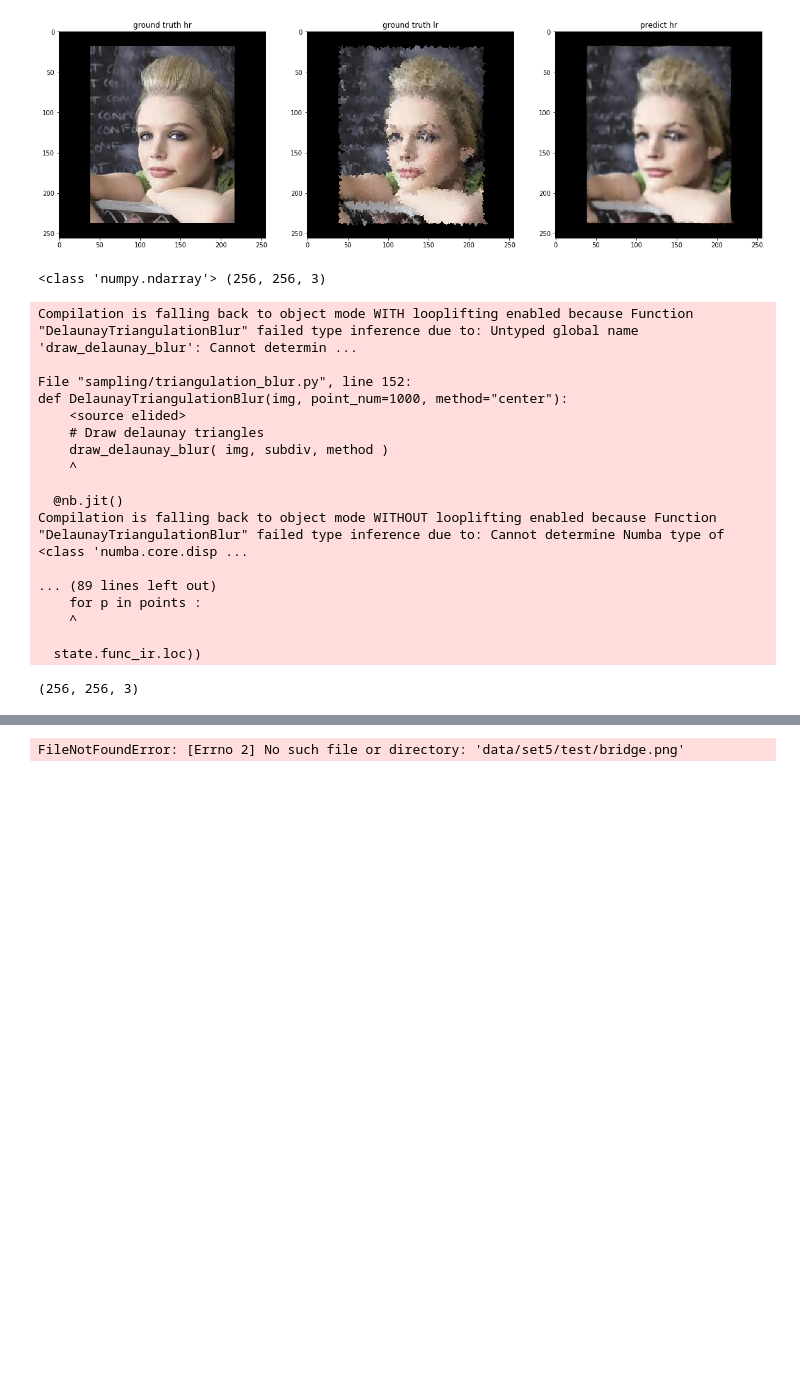
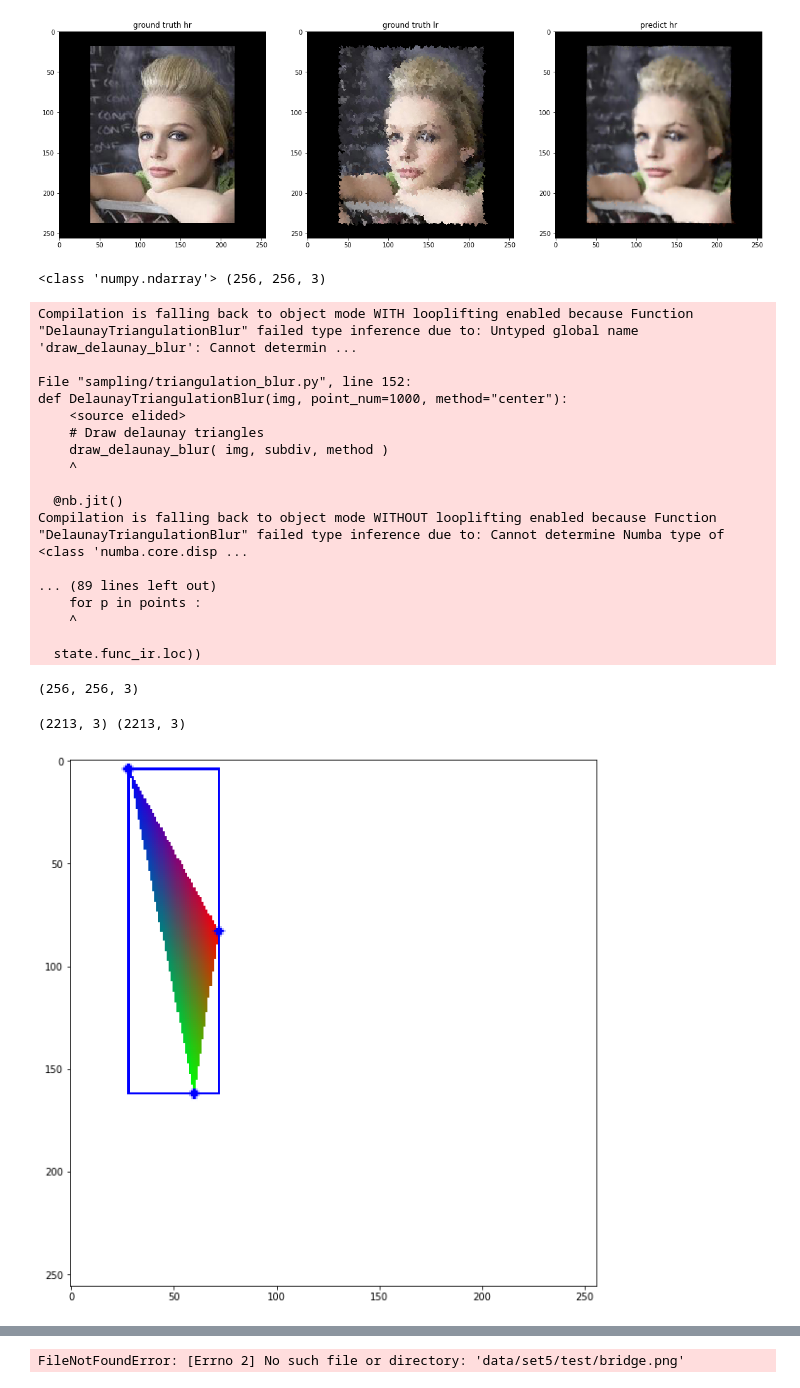
Before and after one commit to YanjieZe/NU-SSSR, a Jupyter notebook: vis.ipynb, the cells around one changed output, grey strips where cells are left out. Saved outputs shown, nothing was run; the diff lists cells and outputs as text; code cells hidden in the pictures; blank space fills up the shorter version.

Commit message:
Vertex Avg Shader: bug fixed. now it can be used as ususl. Barycentric Shader: Added.

```diff
--- a/vis.ipynb
+++ b/vis.ipynb
@@ -308,4 +308,78 @@ Compilation is falling back to object mode WITHOUT looplifting enabled because F
 
   state.func_ir.loc))
 (256, 256, 3)
+# %%
+import cv2
+import numpy as np
+from matplotlib import pyplot as plt
+from random import randint
+# create black background image
+img = np.ones((256,256,3), dtype=np.uint8) * 255
+
+# Specify (x,y) triangle vertices
+aPoint = (randint(0, 256), randint(0, 256))
+bPoint = (randint(0, 256), randint(0, 256))
+cPoint = (randint(0, 256), randint(0, 256))
+
+# Specify colors
+aColor = np.array([0,0,255])
+bColor = np.array([0,255,0])
+cColor = np.array([255,0,0])
+
+
+def draw_point(img, p, color ) :
+    cv2.circle( img, p, 2, color, cv2.FILLED, cv2.LINE_AA, 0 )
+
+def barycentricInterpolate(aPoint, bPoint, cPoint, aColor, bColor, cColor, img, ):
+    xLeft = min(aPoint[0], bPoint[0], cPoint[0])
+    xRight = max(aPoint[0], bPoint[0], cPoint[0])
+    yTop = min(aPoint[1], bPoint[1], cPoint[1])
+    yBottom = max(aPoint[1], bPoint[1], cPoint[1])
+
+    xs = np.arange(xLeft, xRight)
+    ys = np.arange(yTop, yBottom)
+    xv, yv = np.meshgrid(xs, ys)
+    xv = xv.flatten()
+    yv = yv.flatten()
+
+    alphas = (-(xv-bPoint[0]) * (cPoint[1]-bPoint[1]) + (yv-bPoint[1]) * (cPoint[0]-bPoint[0])) \
+        / (-(aPoint[0]-bPoint[0]) * (cPoint[1]-bPoint[1]) + (aPoint[1]-bPoint[1]) * (cPoint[0]-bPoint[0]))
+
+    betas = (-(xv-cPoint[0]) * (aPoint[1]-cPoint[1]) + (yv-cPoint[1]) * (aPoint[0]-cPoint[0])) \
+        / (-(bPoint[0]-cPoint[0]) * (aPoint[1]-cPoint[1]) + (bPoint[1]-cPoint[1]) * (aPoint[0]-cPoint[0]))
+    gammas = 1 - alphas - betas
+
+    masks = (alphas >= 0) & (betas >= 0) & (gammas >= 0)
+
+    # print(np.where(masks != masks_p))
+    xv = xv[masks]
+    yv = yv[masks]
+    alphas = alphas[masks]
+    betas = betas[masks]
+    gammas = gammas[masks]
+
+    def mul(color, proportion):
+        return np.asmatrix(proportion).T @ np.asmatrix(color)
+    colors = mul(aColor, alphas) + mul(bColor, betas) + mul(cColor, gammas)
+    print(colors.shape, img[xv, yv].shape)
+    img[xv, yv] = colors
+
+    # draw_point(img, [aPoint[1], aPoint[0]], (0, 0, 255))
+    # draw_point(img, [bPoint[1], bPoint[0]], (0, 0, 255))
+    # draw_point(img, [cPoint[1], cPoint[0]], (0, 0, 255))
+    # cv2.line(img, [yBottom, xLeft], [yBottom, xRight], (0, 0, 255))
+    # cv2.line(img, [yBottom, xRight], [yTop, xRight], (0, 0, 255))
+    # cv2.line(img, [yTop, xRight], [yTop, xLeft], (0, 0, 255))
+    # cv2.line(img, [yTop, xLeft], [yBottom, xLeft], (0, 0, 255))
+
+
+barycentricInterpolate(aPoint, bPoint, cPoint, aColor, bColor, cColor, img)
+
+
+plt.figure(1, figsize=(10, 10))
+plt.imshow(img)
+plt.show()
+# %% [output]
+(2213, 3) (2213, 3)
+[figure, added]
 # %%
```
Also changed, not shown: parts of 1 cell of this notebook, 8 other files.
